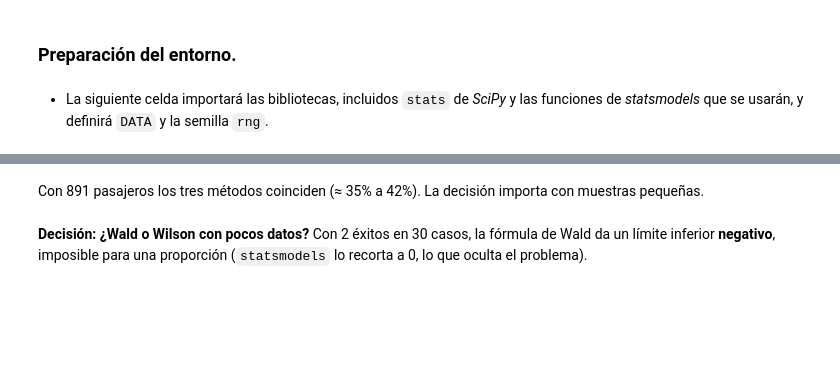
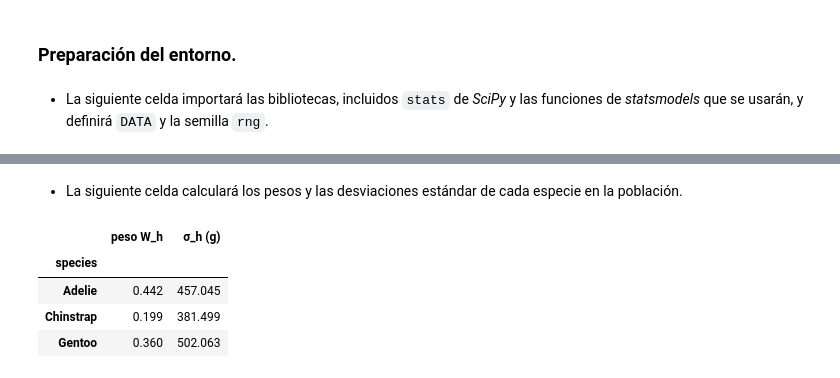
Before and after one commit to PythonistaMX/py401, a Jupyter notebook: soluciones/05_incertidumbre_bootstrap_soluciones.ipynb, the cells around one changed output, grey strips where cells are left out. Cells and saved outputs as stored; diff of their text form; code cells hidden in the pictures; blank space fills up the shorter version.

```diff
--- a/soluciones/05_incertidumbre_bootstrap_soluciones.ipynb
+++ b/soluciones/05_incertidumbre_bootstrap_soluciones.ipynb
@@ -229,5 +231,15 @@ pd.DataFrame({metodo: proportion_confint(sobrevivientes, pasajeros, alpha=0.05,
 # %% [markdown]
-Con 891 pasajeros los tres métodos coinciden (≈ 35% a 42%). La decisión importa con muestras pequeñas.
+* La siguiente celda calculará los pesos y las desviaciones estándar de cada especie en la población.
-# %% [markdown]
-**Decisión: ¿Wald o Wilson con pocos datos?** Con 2 éxitos en 30 casos, la fórmula de Wald da un límite inferior **negativo**, imposible para una proporción (`statsmodels` lo recorta a 0, lo que oculta el problema).
+# %%
+poblacion_especies = pinguinos.dropna(subset=["body_mass_g"])
+pesos_estrato = poblacion_especies["species"].value_counts(normalize=True).sort_index()
+sigma_estrato = poblacion_especies.groupby("species")["body_mass_g"].std(ddof=0)
+masas_estrato = {especie: datos["body_mass_g"].to_numpy() for especie, datos in poblacion_especies.groupby("species")}
+pd.DataFrame({"peso W_h": pesos_estrato, "σ_h (g)": sigma_estrato}).round(3)
+# %% [output]
+|  | peso W_h | σ_h (g) |
+| species |  |  |
+| Adelie | 0.442 | 457.045 |
+| Chinstrap | 0.199 | 381.499 |
+| Gentoo | 0.360 | 502.063 |
 # %% [markdown]
```
Also changed, not shown: parts of 172 cells of this notebook, 1 other file.
